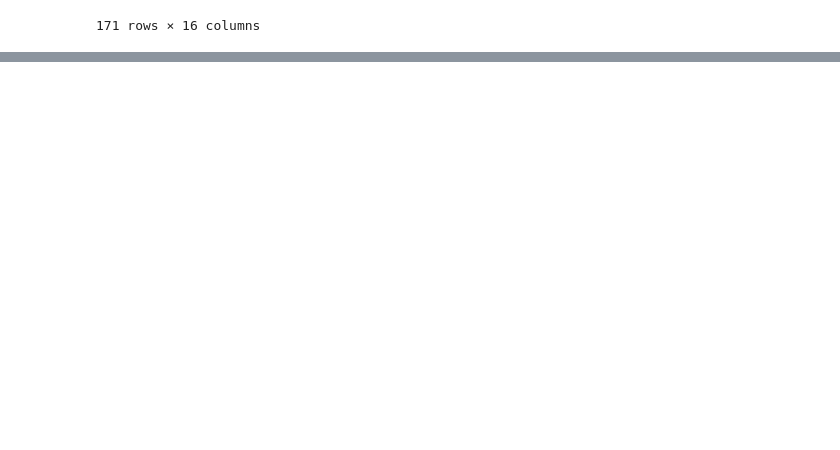
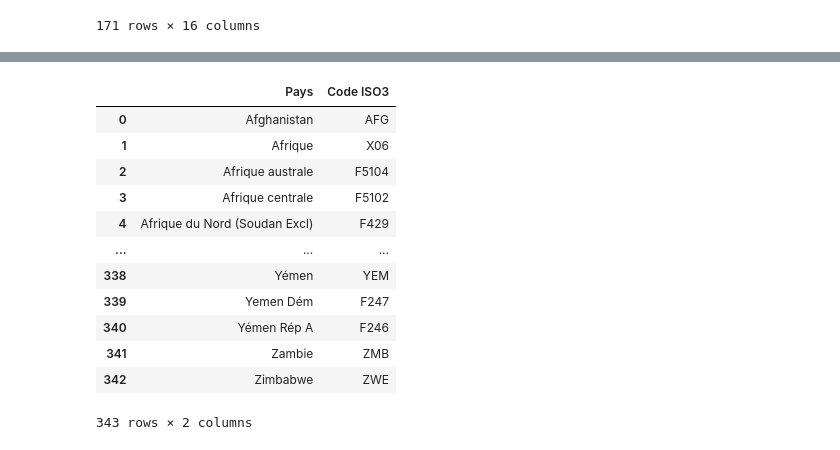
Before and after one commit to Sumoka14/Projet-n-9, a Jupyter notebook: Projet n°9 Nettoyage.ipynb, the cells around one changed output, grey strips where cells are left out. Cells and saved outputs as stored; diff of their text form; code cells hidden in the pictures; blank space fills up the shorter version.

```diff
--- a/Projet n°9 Nettoyage.ipynb
+++ b/Projet n°9 Nettoyage.ipynb
@@ -923,2 +954,20 @@ df.describe().round(3)
 # %%
 df.to_parquet('data\Table_Finale.parquet', index=False)
+# %%
+iso3 = pd.read_csv('data\FAOSTAT_Code_pays_vers_ISO3.csv')[
+    ['Pays', 'Code ISO3']]
+iso3
+# %% [output]
+|  | Pays | Code ISO3 |
+| 0 | Afghanistan | AFG |
+| 1 | Afrique | X06 |
+| 2 | Afrique australe | F5104 |
+| 3 | Afrique centrale | F5102 |
+| 4 | Afrique du Nord (Soudan Excl) | F429 |
+| ... | ... | ... |
+| 338 | Yémen | YEM |
+| 339 | Yemen Dém | F247 |
+| 340 | Yémen Rép A | F246 |
+| 341 | Zambie | ZMB |
+| 342 | Zimbabwe | ZWE |
+343 rows × 2 columns
```
Also changed, not shown: parts of 4 cells of this notebook.
